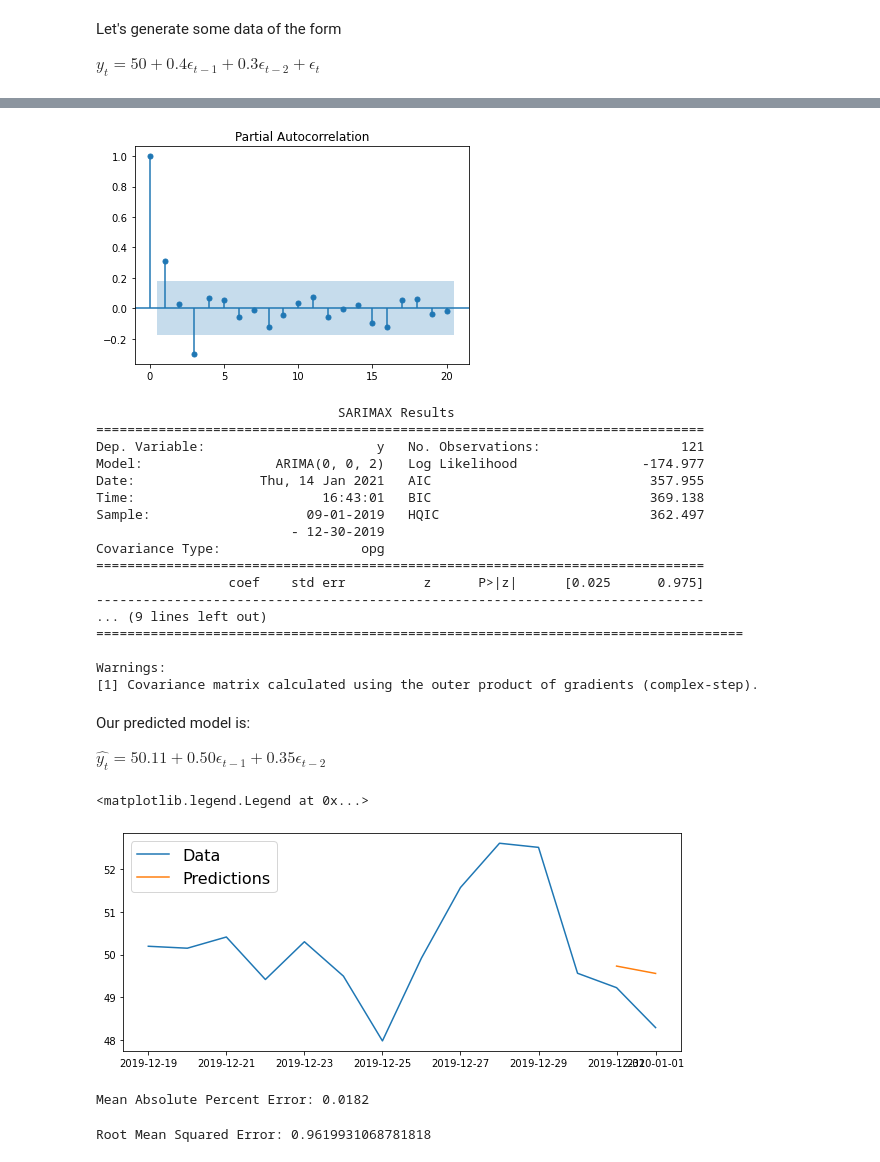
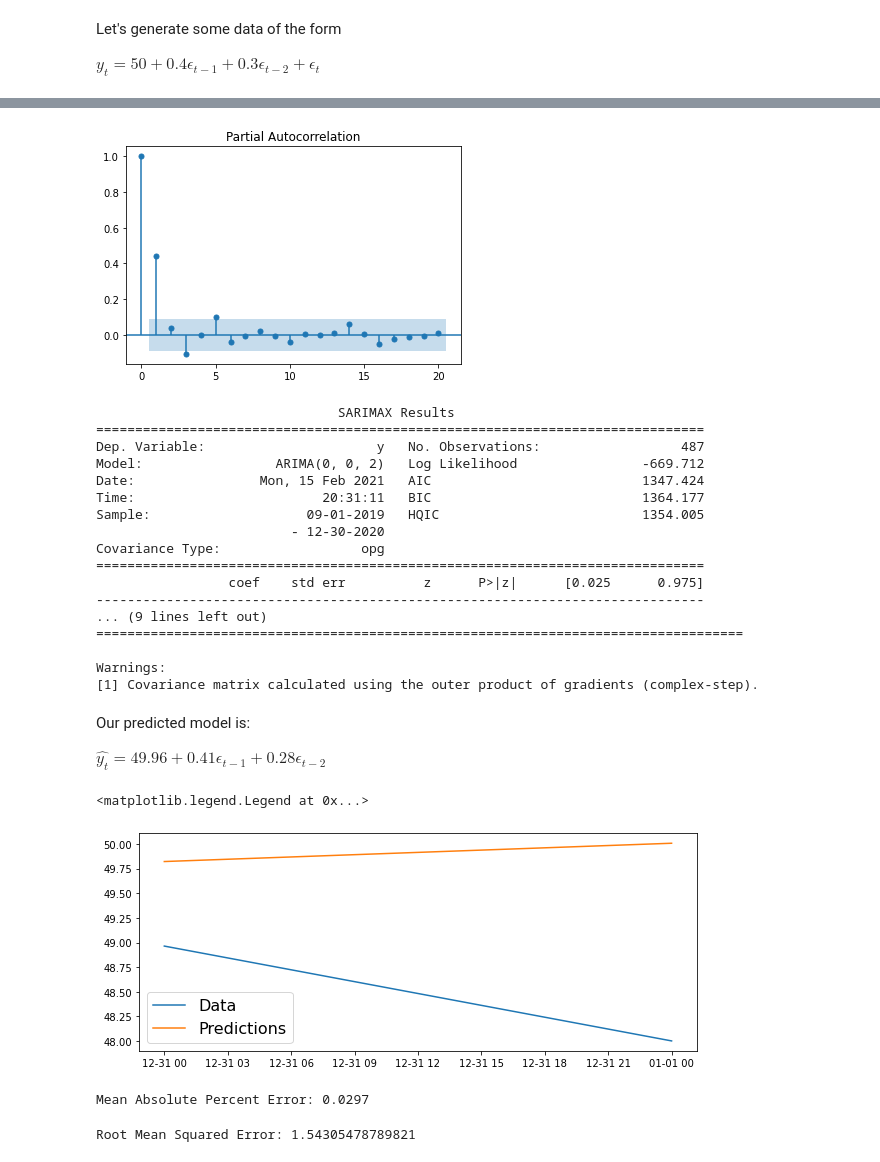
Before and after one commit to arjunc12/cmpinf2120-notebooks, a Jupyter notebook: Time-Series-Analysis/moving-average-regression.ipynb, the cells around one changed output, grey strips where cells are left out. Cells and saved outputs as stored; diff of their text form; code cells hidden in the pictures.

```diff
--- a/Time-Series-Analysis/moving-average-regression.ipynb
+++ b/Time-Series-Analysis/moving-average-regression.ipynb
@@ -14,11 +14,11 @@ Let's generate some data of the form
 
 $y_t = 50 + 0.4\epsilon_{t - 1} + 0.3\epsilon_{t - 2} + \epsilon_t$
 # %%
-date_index = pd.date_range(start='9/1/2019', end='1/1/2020')
+date_index = pd.date_range(start='9/1/2019', end='1/1/2021')
 errors = np.random.normal(0, 1, len(date_index))
 # %%
 mu = 50
-values = [50 + errors[0], 50 + errors[1]]
+values = [50 + errors[0], 50 + errors[0]]
 for t in range(2, len(date_index)):
     values.append(mu + 0.4 * errors[t - 1] + 0.3 * errors[t - 2] + errors[t])
 # %%
@@ -38,10 +38,10 @@ acf_plot = plot_acf(series, lags=100)
 # %%
 pacf_plot = plot_pacf(series, lags=20)
 # %% [output]
-[figure, old version]
+[figure, new version]
 # %%
-train_end = datetime(2019,12,30)
-test_end = datetime(2020,1,1)
+train_end = datetime(2020,12,30)
+test_end = datetime(2021,1,1)
 
 train_data = series[:train_end]
 test_data = series[train_end + timedelta(days=1):test_end]
@@ -57,12 +57,12 @@ print(model_fit.summary())
 # %% [output]
                                SARIMAX Results
 ==============================================================================
-Dep. Variable:                      y   No. Observations:                  121
-Model:                 ARIMA(0, 0, 2)   Log Likelihood                -174.977
-Date:                Thu, 14 Jan 2021   AIC                            357.955
-Time:                        16:43:01   BIC                            369.138
-Sample:                    09-01-2019   HQIC                           362.497
-                         - 12-30-2019
+Dep. Variable:                      y   No. Observations:                  487
+Model:                 ARIMA(0, 0, 2)   Log Likelihood                -669.712
+Date:                Mon, 15 Feb 2021   AIC                           1347.424
+Time:                        20:31:11   BIC                           1364.177
+Sample:                    09-01-2019   HQIC                          1354.005
+                         - 12-30-2020
 Covariance Type:                  opg
 ==============================================================================
                  coef    std err          z      P>|z|      [0.025      0.975]
@@ -75,7 +75,7 @@ Warnings:
 # %% [markdown]
 Our predicted model is:
 
-$\hat{y_t} = 50.11 + 0.50\epsilon_{t - 1} + 0.35\epsilon_{t - 2}$
+$\hat{y_t} = 49.96 + 0.41\epsilon_{t - 1} + 0.28\epsilon_{t - 2}$
 # %%
 #get prediction start and end dates
 pred_start_date = test_data.index[0]
@@ -88,21 +88,21 @@ residuals = test_data - predictions
 # %%
 pylab.figure(figsize=(10,4))
 
-pylab.plot(series[-14:])
+pylab.plot(test_data)
 pylab.plot(predictions)
 
 pylab.legend(('Data', 'Predictions'), fontsize=16)
 # %% [output]
 <matplotlib.legend.Legend at 0x...>
-[figure, old version]
+[figure, new version]
 # %%
 print('Mean Absolute Percent Error:', round(np.mean(abs(residuals/test_data)),4))
 # %% [output]
-Mean Absolute Percent Error: 0.0182
+Mean Absolute Percent Error: 0.0297
 # %%
 print('Root Mean Squared Error:', np.sqrt(np.mean(residuals**2)))
 # %% [output]
-Root Mean Squared Error: 0.9619931068781818
+Root Mean Squared Error: 1.54305478789821
 # %%
 pylab.figure(figsize=(10,4))
 
```
Also changed, not shown: parts of 4 cells of this notebook, 5 other files.
